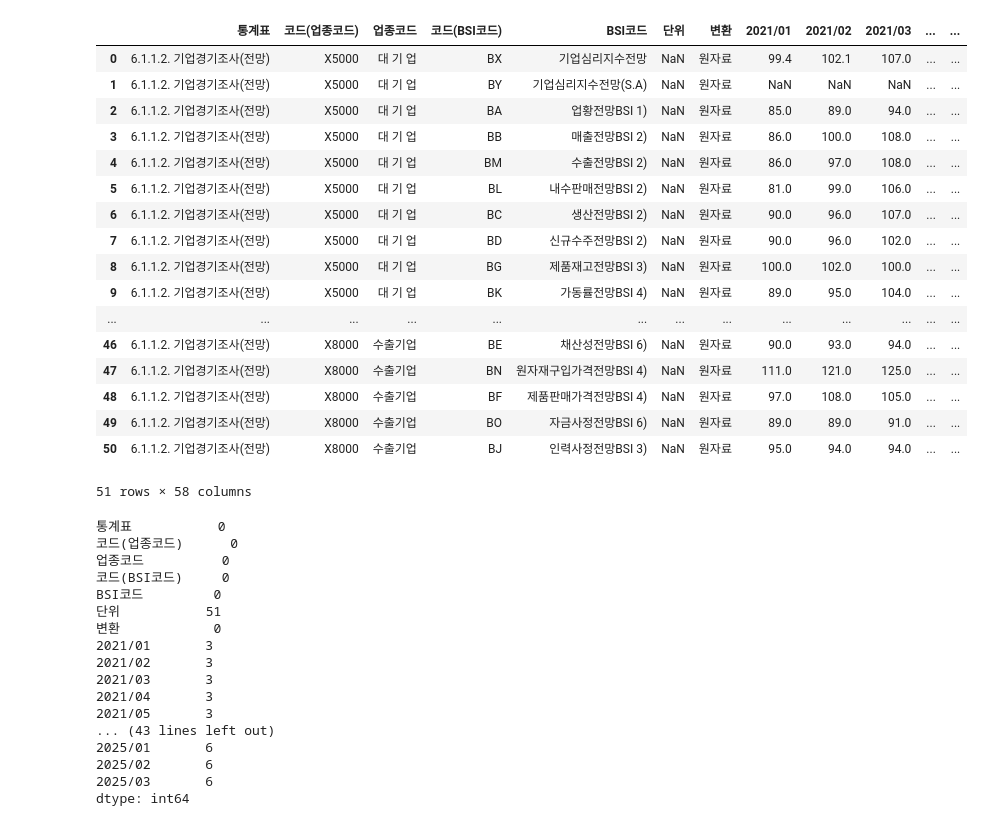
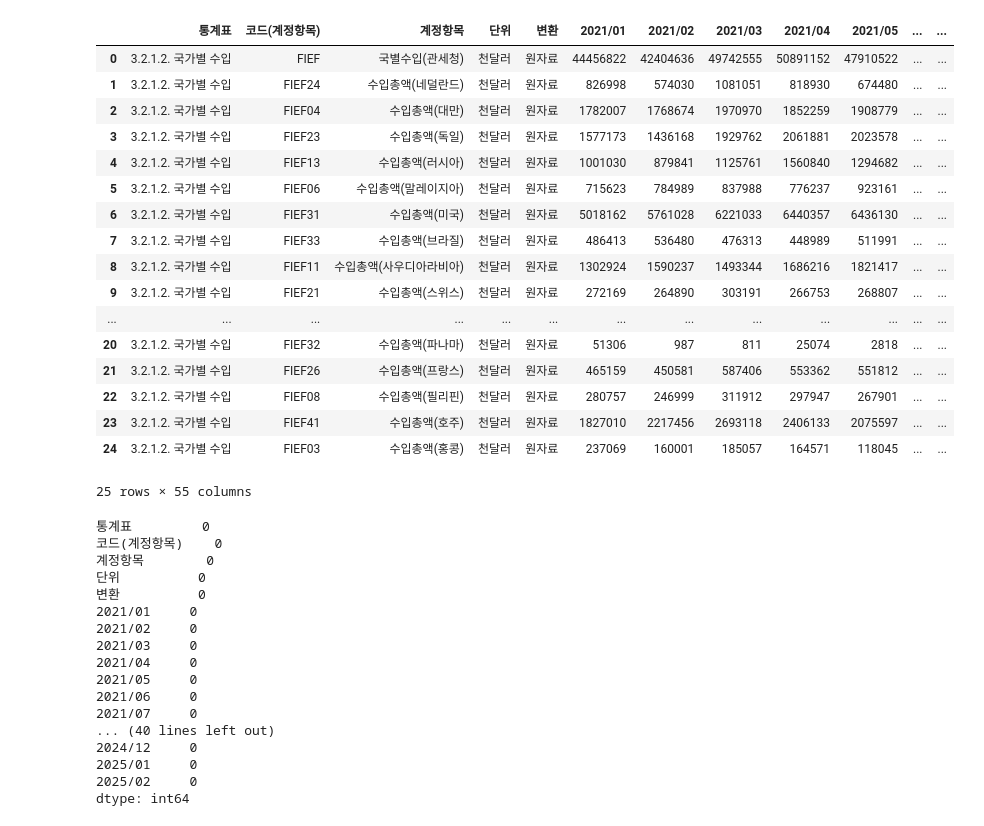
Before and after one commit to CodeWorks-hi/mini-project-2, a Jupyter notebook: jupyter_notebooks/데이터_전처리/temp_extra_data.ipynb, the cells around one changed output. Drawn from its saved outputs; the diff is of its cells as text; code cells hidden in the pictures.

```diff
--- a/jupyter_notebooks/데이터_전처리/temp_extra_data.ipynb
+++ b/jupyter_notebooks/데이터_전처리/temp_extra_data.ipynb
@@ -1,45 +1,45 @@
 # %%
 import pandas as pd, numpy as np, matplotlib.pyplot as plt, seaborn as sb
 # %%
-df = pd.read_csv("../../extra_data/raw/재고 관련/기업경기조사(전망)_21111545.csv")
+df = pd.read_csv("../../extra_data/merge_needed/raw/국가별 수입(월별).csv")
 df
 # %% [output]
-|  | 통계표 | 코드(업종코드) | 업종코드 | 코드(BSI코드) | BSI코드 | 단위 | 변환 | 2021/01 | 2021/02 | 2021/03 | ... | ... |
-| 0 | 6.1.1.2. 기업경기조사(전망) | X5000 | 대 기 업 | BX | 기업심리지수전망 | NaN | 원자료 | 99.4 | 102.1 | 107.0 | ... | ... |
-| 1 | 6.1.1.2. 기업경기조사(전망) | X5000 | 대 기 업 | BY | 기업심리지수전망(S.A) | NaN | 원자료 | NaN | NaN | NaN | ... | ... |
-| 2 | 6.1.1.2. 기업경기조사(전망) | X5000 | 대 기 업 | BA | 업황전망BSI 1) | NaN | 원자료 | 85.0 | 89.0 | 94.0 | ... | ... |
-| 3 | 6.1.1.2. 기업경기조사(전망) | X5000 | 대 기 업 | BB | 매출전망BSI 2) | NaN | 원자료 | 86.0 | 100.0 | 108.0 | ... | ... |
-| 4 | 6.1.1.2. 기업경기조사(전망) | X5000 | 대 기 업 | BM | 수출전망BSI 2) | NaN | 원자료 | 86.0 | 97.0 | 108.0 | ... | ... |
-| 5 | 6.1.1.2. 기업경기조사(전망) | X5000 | 대 기 업 | BL | 내수판매전망BSI 2) | NaN | 원자료 | 81.0 | 99.0 | 106.0 | ... | ... |
-| 6 | 6.1.1.2. 기업경기조사(전망) | X5000 | 대 기 업 | BC | 생산전망BSI 2) | NaN | 원자료 | 90.0 | 96.0 | 107.0 | ... | ... |
-| 7 | 6.1.1.2. 기업경기조사(전망) | X5000 | 대 기 업 | BD | 신규수주전망BSI 2) | NaN | 원자료 | 90.0 | 96.0 | 102.0 | ... | ... |
-| 8 | 6.1.1.2. 기업경기조사(전망) | X5000 | 대 기 업 | BG | 제품재고전망BSI 3) | NaN | 원자료 | 100.0 | 102.0 | 100.0 | ... | ... |
-| 9 | 6.1.1.2. 기업경기조사(전망) | X5000 | 대 기 업 | BK | 가동률전망BSI 4) | NaN | 원자료 | 89.0 | 95.0 | 104.0 | ... | ... |
+|  | 통계표 | 코드(계정항목) | 계정항목 | 단위 | 변환 | 2021/01 | 2021/02 | 2021/03 | 2021/04 | 2021/05 | ... | ... |
+| 0 | 3.2.1.2. 국가별 수입 | FIEF | 국별수입(관세청) | 천달러 | 원자료 | 44456822 | 42404636 | 49742555 | 50891152 | 47910522 | ... | ... |
+| 1 | 3.2.1.2. 국가별 수입 | FIEF24 | 수입총액(네덜란드) | 천달러 | 원자료 | 826998 | 574030 | 1081051 | 818930 | 674480 | ... | ... |
+| 2 | 3.2.1.2. 국가별 수입 | FIEF04 | 수입총액(대만) | 천달러 | 원자료 | 1782007 | 1768674 | 1970970 | 1852259 | 1908779 | ... | ... |
+| 3 | 3.2.1.2. 국가별 수입 | FIEF23 | 수입총액(독일) | 천달러 | 원자료 | 1577173 | 1436168 | 1929762 | 2061881 | 2023578 | ... | ... |
+| 4 | 3.2.1.2. 국가별 수입 | FIEF13 | 수입총액(러시아) | 천달러 | 원자료 | 1001030 | 879841 | 1125761 | 1560840 | 1294682 | ... | ... |
+| 5 | 3.2.1.2. 국가별 수입 | FIEF06 | 수입총액(말레이지아) | 천달러 | 원자료 | 715623 | 784989 | 837988 | 776237 | 923161 | ... | ... |
+| 6 | 3.2.1.2. 국가별 수입 | FIEF31 | 수입총액(미국) | 천달러 | 원자료 | 5018162 | 5761028 | 6221033 | 6440357 | 6436130 | ... | ... |
+| 7 | 3.2.1.2. 국가별 수입 | FIEF33 | 수입총액(브라질) | 천달러 | 원자료 | 486413 | 536480 | 476313 | 448989 | 511991 | ... | ... |
+| 8 | 3.2.1.2. 국가별 수입 | FIEF11 | 수입총액(사우디아라비아) | 천달러 | 원자료 | 1302924 | 1590237 | 1493344 | 1686216 | 1821417 | ... | ... |
+| 9 | 3.2.1.2. 국가별 수입 | FIEF21 | 수입총액(스위스) | 천달러 | 원자료 | 272169 | 264890 | 303191 | 266753 | 268807 | ... | ... |
 | ... | ... | ... | ... | ... | ... | ... | ... | ... | ... | ... | ... | ... |
-| 46 | 6.1.1.2. 기업경기조사(전망) | X8000 | 수출기업 | BE | 채산성전망BSI 6) | NaN | 원자료 | 90.0 | 93.0 | 94.0 | ... | ... |
-| 47 | 6.1.1.2. 기업경기조사(전망) | X8000 | 수출기업 | BN | 원자재구입가격전망BSI 4) | NaN | 원자료 | 111.0 | 121.0 | 125.0 | ... | ... |
-| 48 | 6.1.1.2. 기업경기조사(전망) | X8000 | 수출기업 | BF | 제품판매가격전망BSI 4) | NaN | 원자료 | 97.0 | 108.0 | 105.0 | ... | ... |
-| 49 | 6.1.1.2. 기업경기조사(전망) | X8000 | 수출기업 | BO | 자금사정전망BSI 6) | NaN | 원자료 | 89.0 | 89.0 | 91.0 | ... | ... |
-| 50 | 6.1.1.2. 기업경기조사(전망) | X8000 | 수출기업 | BJ | 인력사정전망BSI 3) | NaN | 원자료 | 95.0 | 94.0 | 94.0 | ... | ... |
+| 20 | 3.2.1.2. 국가별 수입 | FIEF32 | 수입총액(파나마) | 천달러 | 원자료 | 51306 | 987 | 811 | 25074 | 2818 | ... | ... |
+| 21 | 3.2.1.2. 국가별 수입 | FIEF26 | 수입총액(프랑스) | 천달러 | 원자료 | 465159 | 450581 | 587406 | 553362 | 551812 | ... | ... |
+| 22 | 3.2.1.2. 국가별 수입 | FIEF08 | 수입총액(필리핀) | 천달러 | 원자료 | 280757 | 246999 | 311912 | 297947 | 267901 | ... | ... |
+| 23 | 3.2.1.2. 국가별 수입 | FIEF41 | 수입총액(호주) | 천달러 | 원자료 | 1827010 | 2217456 | 2693118 | 2406133 | 2075597 | ... | ... |
+| 24 | 3.2.1.2. 국가별 수입 | FIEF03 | 수입총액(홍콩) | 천달러 | 원자료 | 237069 | 160001 | 185057 | 164571 | 118045 | ... | ... |
-51 rows × 58 columns
+25 rows × 55 columns
 # %%
 df.isna().sum()
 # %% [output]
-통계표           0
-코드(업종코드)      0
-업종코드          0
-코드(BSI코드)     0
-BSI코드         0
-단위           51
-변환            0
-2021/01       3
-2021/02       3
-2021/03       3
-2021/04       3
-2021/05       3
-... (43 lines left out)
-2025/01       6
-2025/02       6
-2025/03       6
+통계표         0
+코드(계정항목)    0
+계정항목        0
+단위          0
+변환          0
+2021/01     0
+2021/02     0
+2021/03     0
+2021/04     0
+2021/05     0
+2021/06     0
+2021/07     0
+... (40 lines left out)
+2024/12     0
+2025/01     0
+2025/02     0
 dtype: int64
 # %%
```
Also changed, not shown: parts of 7 cells of this notebook, 2 other files.
